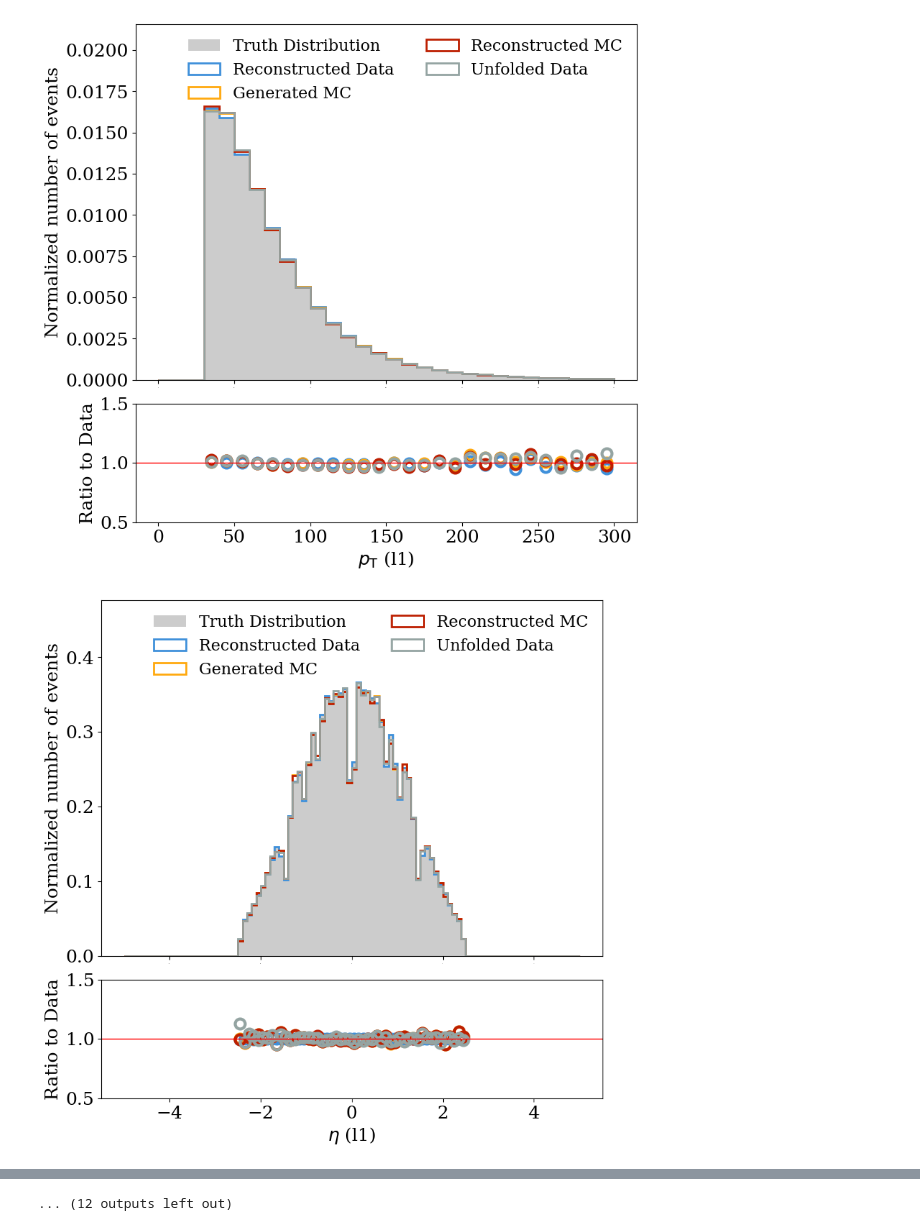
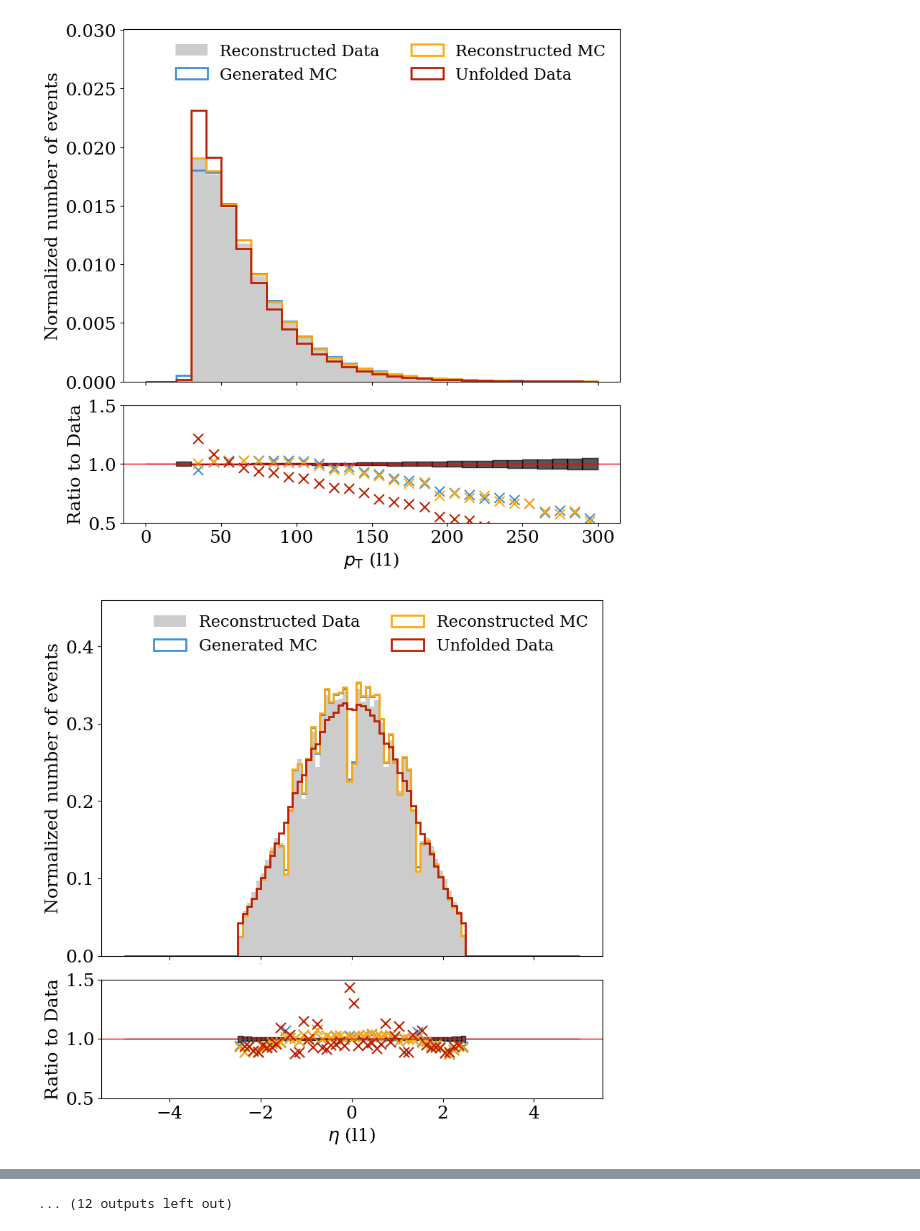
Before and after one commit to josefmurnauer/omnifold, a Jupyter notebook: Unfolding_WWbb_acceptance_corrections.ipynb, the cells around one changed output, grey strips where cells are left out. Drawn from its saved outputs; the diff is of its cells as text; code cells hidden in the pictures.

Commit message:
Updated notebook with modified omnifold-routine for acceptance corrections

```diff
--- a/Unfolding_WWbb_acceptance_corrections.ipynb
+++ b/Unfolding_WWbb_acceptance_corrections.ipynb
@@ -130,9 +149,11 @@ def data_shaper(df):
 # %%
-pythia_reco, pythia_truth = data_shaper(pythia_df)
-herwig_reco, herwig_truth = data_shaper(herwig_df)
+pythia_reco, pythia_truth = MC_data_shaper(pythia_df)
+herwig_reco, herwig_truth = MC_data_shaper(herwig_df)
 
 pythia_weights = pythia_df['eventWeight'].to_numpy()
 herwig_weights = herwig_df['eventWeight'].to_numpy()
 
 pythia_pass_reco = pythia_df['pass_reco'].to_numpy()
 pythia_pass_gen = pythia_df['pass_particle'].to_numpy()
+herwig_pass_reco = herwig_df['pass_reco'].to_numpy()
+herwig_pass_gen = herwig_df['pass_particle'].to_numpy()
@@ -181,5 +191,6 @@ herwig_weights_train = herwig_weights[random_indices_herwig]
 # %%
 herwig_loader = DataLoader(reco = herwig_reco_train, gen = herwig_truth_train, weight = herwig_weights_train,
+                           pass_reco = herwig_pass_reco_train, pass_gen = herwig_pass_gen_train,
                            normalize=True, normalization_factor = np.sum(herwig_weights_train))
 
 pythia_loader = DataLoader(reco = pythia_reco_train, gen = pythia_truth_train, weight = pythia_weights_train,
@@ -281,15 +266,17 @@ I0000 00:00:1752223405.307558  610030 gpu_device.cc:2019] Created device /job:lo
 # %%
-omnifold = MultiFold(
-    "WWbb_transformer",
+omnifold = omnifold_acceptance_efficieny.MultiFold(
+    "Acceptance_Corrections_WWbb",
     model1,
     model2,
     herwig_loader,
     pythia_loader,
     batch_size = 128,
-    niter = 5,  #Number of Iterations
+    niter = 4,  #Number of Iterations
     epochs=100,
-    weights_folder = 'weights_transformer_acceptance_corrections',
+    weights_folder = 'acceptance_corrections_WWbb',
     verbose = True,
-    lr = 5e-5,
+    lr = 1e-5,
+    early_stop=5,
+    n_ensemble=1,
 )
 # %% [output]
@@ -343,4 +359,29 @@ print(unfolded_weights.shape, abc.shape)
 # %%
+def compute_relative_bin_uncertainty(values, weights, binning):
+    """
+    Compute per-bin statistical uncertainties: sqrt(sum(w²)) / sum(w)
+
+    Parameters:
+        values: array of observable values per event (e.g., pt or eta)
+        weights: array of weights per event (same shape as values)
+        binning: array of bin edges
+
+    Returns:
+        relative_uncertainty: array of length (len(binning)-1)
+    """
+    # Histogram: sum of weights (Σw)
+    sum_w, _ = np.histogram(values, bins=binning, weights=weights)
+
+    # Histogram: sum of squared weights (Σw²)
+    sum_w2, _ = np.histogram(values, bins=binning, weights=weights**2)
+
+    # Compute relative uncertainty
+    with np.errstate(divide='ignore', invalid='ignore'):
+        rel_uncertainty = np.sqrt(sum_w2) / sum_w
+        rel_uncertainty[~np.isfinite(rel_uncertainty)] = 0  # Handle 0/0 and inf
+
+    return rel_uncertainty
+
 particles = ['l1', 'b1', 'b2', 'b3', 'b4', 'j1', 'j2', 'j3', 'j4', 'j5', 'j6', 'met']
 
 pt_binning = {
@@ -361,42 +402,47 @@ default_binning = [
     None,  # placeholder for pt, unused
     np.linspace(-5, 5, 101),     # eta
 ]
 
 labels = [
     r"$p_\mathrm{T}$",
     r"$\eta$",
 ]
 
+
 for i, pname in enumerate(particles):
     for obs_index in range(2):  # 0: pT, 1: eta
         if obs_index == 0:
             bins = pt_binning[pname]
         else:
             bins = default_binning[obs_index]
         data_dict = {
-            'Truth Distribution': herwig_loader.gen[:, i, obs_index][herwig_loader.gen[:, i, 0]!=0],
-            'Reconstructed Data': herwig_loader.reco[:, i, obs_index][herwig_loader.reco[:, i, 0]!=0],
-            'Generated MC': pythia_loader.gen[:, i, obs_index][pythia_loader.gen[:, i, 0]!=0],
-            'Reconstructed MC': pythia_loader.reco[:, i, obs_index][pythia_loader.reco[:, i, 0]!=0],
+            #'Truth Distribution': data_loader.gen[:, i, obs_index][herwig_loader.gen[:, i, 0]!=0],
+            'Reconstructed Data': data_loader.reco[:, i, obs_index][data_loader.reco[:, i, 0]!=0],
+            'Generated MC': pythia_loader.gen[:, i, obs_index][(pythia_loader.gen[:, i, 0]!=0)&flags_mc],
+            'Reconstructed MC': pythia_loader.reco[:, i, obs_index][(pythia_loader.reco[:, i, 0]!=0)&flags_mc],
             'Unfolded Data': pythia_truth_test[:, i, obs_index][pythia_truth_test[:, i, 0]!=0],
         }
 
         weight_dict = {
-            'Truth Distribution': herwig_loader.weight[herwig_loader.gen[:, i, 0]!=0],
-            'Reconstructed Data': herwig_loader.weight[herwig_loader.reco[:, i, 0]!=0],
-            'Generated MC': pythia_loader.weight[pythia_loader.gen[:, i, 0]!=0],
-            'Reconstructed MC': pythia_loader.weight[pythia_loader.reco[:, i, 0]!=0],
+            #'Truth Distribution': herwig_loader.weight[herwig_loader.gen[:, i, 0]!=0],
+            'Reconstructed Data': data_loader.weight[data_loader.reco[:, i, 0]!=0],
+            'Generated MC': pythia_loader.weight[(pythia_loader.gen[:, i, 0]!=0)&flags_mc],
+            'Reconstructed MC': pythia_loader.weight[(pythia_loader.reco[:, i, 0]!=0)&flags_mc],
             'Unfolded Data': unfolded_weights[pythia_truth_test[:, i, 0]!=0]*pythia_weights_test[pythia_truth_test[:, i, 0]!=0],
         }
 
+        relative_unc = compute_relative_bin_uncertainty(data_dict['Generated MC'], weight_dict['Generated MC'], bins)
+        #scaled_rel_unc = relative_unc * total_SF
+        #print(scaled_rel_unc)
         fig, _ = HistRoutine(
             data_dict,
             f"{labels[obs_index]} ({pname})",
-            reference_name='Truth Distribution',
+            reference_name='Reconstructed Data',
             weights=weight_dict,
             plot_ratio=True,
-            binning=bins
+            binning=bins,
+            uncertainty= relative_unc
         )
 # %% [output]
-[figure, old version]
+[figure, new version]
-[figure, old version]
+[figure, new version]
```
Also changed, not shown: parts of 21 cells of this notebook.
